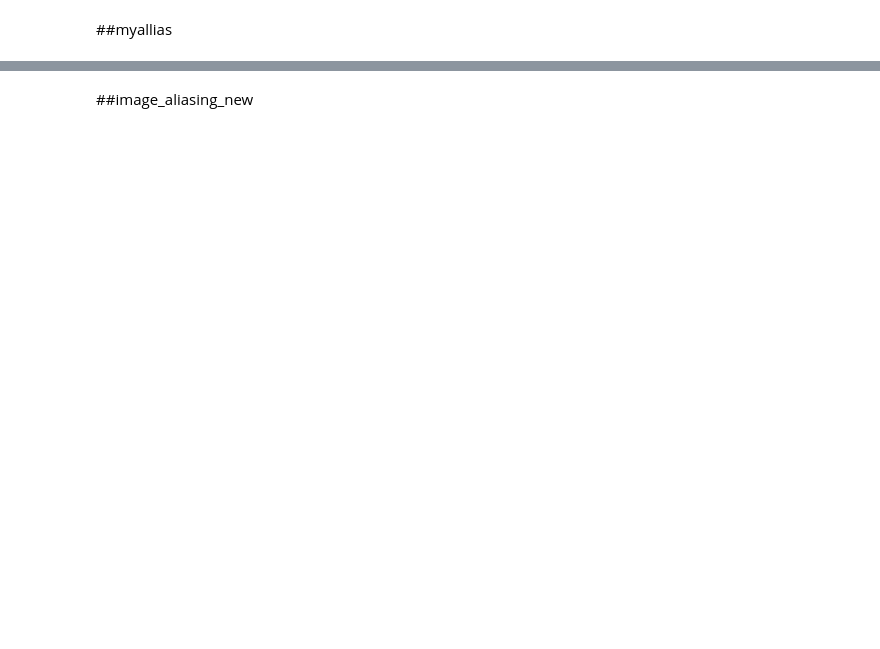
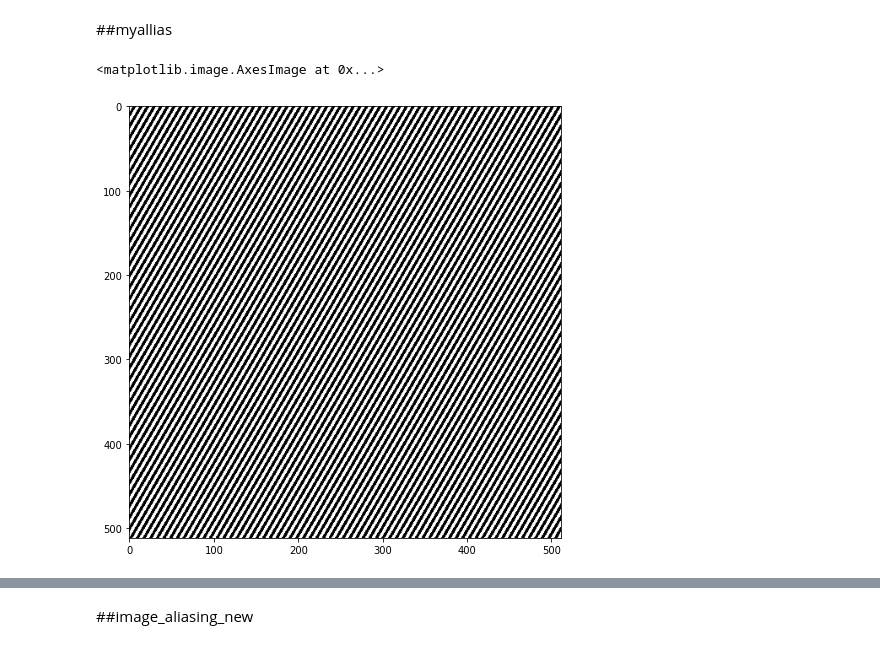
Before and after one commit to LuFernandez/imagaynes, a Jupyter notebook: analisis_scripts/rep_imagenes.ipynb, the cells around one changed output, grey strips where cells are left out. Drawn from its saved outputs; the diff is of its cells as text; code cells hidden in the pictures; blank space fills up the shorter version.

```diff
--- a/analisis_scripts/rep_imagenes.ipynb
+++ b/analisis_scripts/rep_imagenes.ipynb
@@ -117,2 +201,38 @@ La motivación para plotear el logaritmo del espectro surge de que el display pu
 # %% [markdown]
 ##myallias
+# %%
+fig_1 = plt.figure(figsize =(6,6))
+plt.subplots_adjust(top = 1, bottom = 0, right = 1, left = 0, hspace = 0.5, wspace = 0.1)
+
+xsize, ysize = 512, 512
+alpha1 = -np.pi/6
+alpha2 = np.pi/6
+f1,f2 = 75, 75
+
+a1, a2 = 1, 1
+phase1, phase2 = 0, 0
+
+X, Y = np.meshgrid(np.linspace(0,xsize,512)/512, np.linspace(0,ysize,512)/512)
+#X, Y = np.meshgrid(np.linspace(0, xsize, xsize), np.linspace(0, ysize, ysize))
+grid1 = math.cos(alpha1)*X + math.sin(alpha1)*Y
+grid2 = math.cos(alpha2)*X + math.sin(alpha2)*Y
+img = np.zeros((xsize, ysize))
+for i in range(len(X)):
+    for j in range(len(Y)):
+      img[i][j] = np.sign(a1*math.sin(2*np.pi*f1*grid1[i][j] + phase1))*255
+
+
+#plt.imshow(img,cmap='gray', vmin=0, vmax=255)
+
+for i in range(len(X)):
+    for j in range(len(Y)):
+      img[i][j] = np.sign(a2*math.sin(2*np.pi*f2*grid2[i][j] + phase2))*255
+
+img[img > 255.0] = 255.0
+img[img < 0 ] = 0.0
+img = np.uint8(img)
+
+plt.imshow(img,cmap='gray', vmin=0, vmax=255)
+# %% [output]
+<matplotlib.image.AxesImage at 0x...>
+[figure, added]
```
Also changed, not shown: parts of 3 cells of this notebook.
